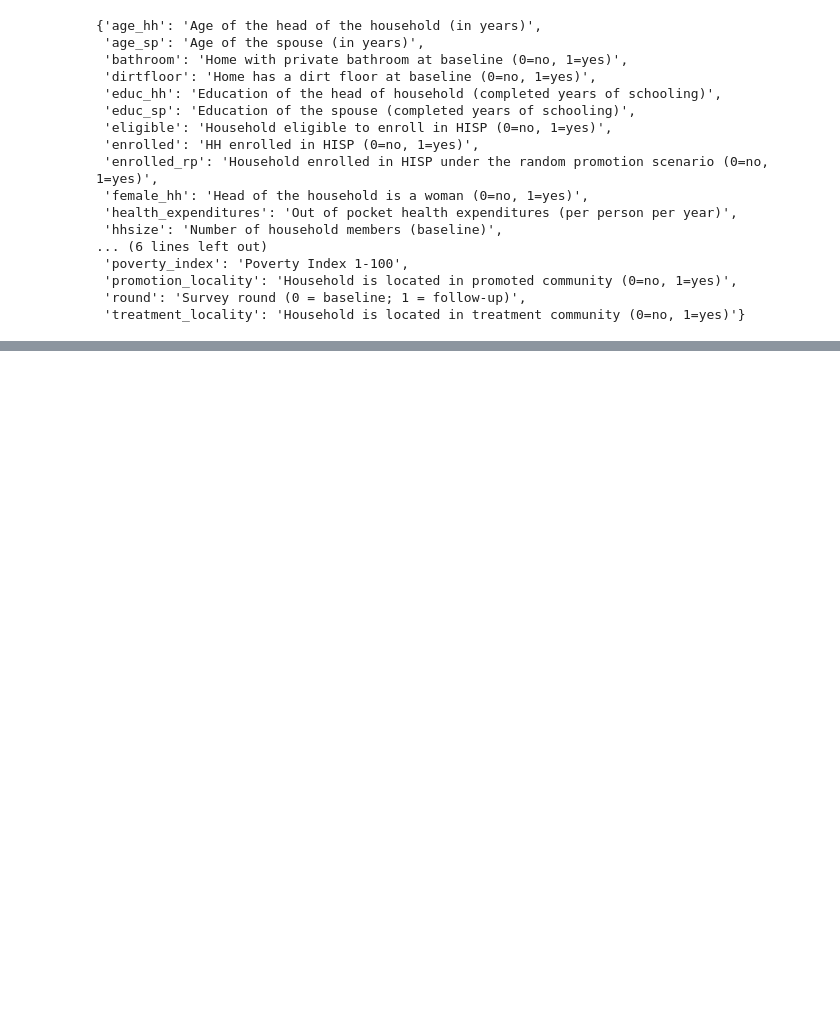
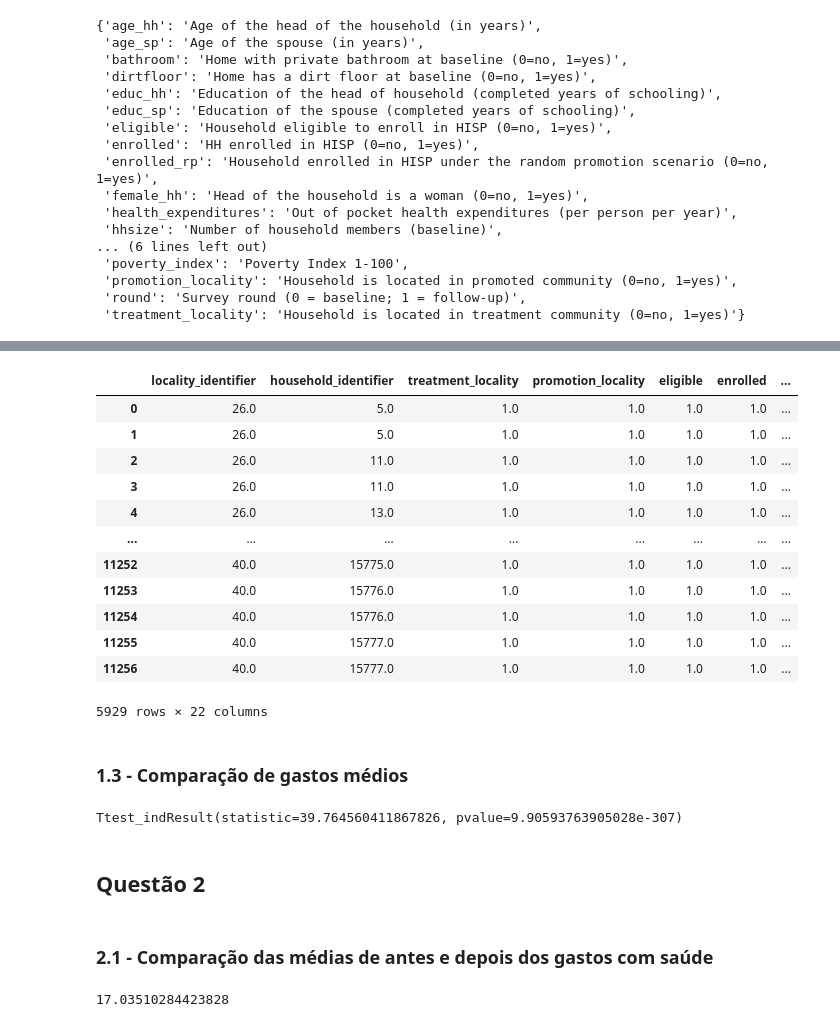
Before and after one commit to Pugianf/Big_Data_and_Public_Sector_II, a Jupyter notebook: Trabalho_Final_Big_Data_e_Setor_Público_II.ipynb, the cells around one changed output, grey strips where cells are left out. Saved outputs shown, nothing was run; the diff lists cells and outputs as text; code cells hidden in the pictures; blank space fills up the shorter version.

```diff
--- a/Trabalho_Final_Big_Data_e_Setor_Público_II.ipynb
+++ b/Trabalho_Final_Big_Data_e_Setor_Público_II.ipynb
@@ -101,0 +155,40 @@ df.describe()
+# %%
+# dados de todos os inscritos no programa
+
+df_inscritos = df.query('enrolled == 1')
+
+df_inscritos
+# %% [output]
+|  | locality_identifier | household_identifier | treatment_locality | promotion_locality | eligible | enrolled | ... |
+| 0 | 26.0 | 5.0 | 1.0 | 1.0 | 1.0 | 1.0 | ... |
+| 1 | 26.0 | 5.0 | 1.0 | 1.0 | 1.0 | 1.0 | ... |
+| 2 | 26.0 | 11.0 | 1.0 | 1.0 | 1.0 | 1.0 | ... |
+| 3 | 26.0 | 11.0 | 1.0 | 1.0 | 1.0 | 1.0 | ... |
+| 4 | 26.0 | 13.0 | 1.0 | 1.0 | 1.0 | 1.0 | ... |
+| ... | ... | ... | ... | ... | ... | ... | ... |
+| 11252 | 40.0 | 15775.0 | 1.0 | 1.0 | 1.0 | 1.0 | ... |
+| 11253 | 40.0 | 15776.0 | 1.0 | 1.0 | 1.0 | 1.0 | ... |
+| 11254 | 40.0 | 15776.0 | 1.0 | 1.0 | 1.0 | 1.0 | ... |
+| 11255 | 40.0 | 15777.0 | 1.0 | 1.0 | 1.0 | 1.0 | ... |
+| 11256 | 40.0 | 15777.0 | 1.0 | 1.0 | 1.0 | 1.0 | ... |
+5929 rows × 22 columns
+# %% [markdown]
+### 1.3 - Comparação de gastos médios
+# %%
+# realizando testes:
+
+stats.ttest_ind(df_inscritos_antes['health_expenditures'], df_inscritos_depois['health_expenditures'], nan_policy='omit')
+
+# o p-value é muito baixo, então rejeita-se a hipótese de que a média de gastos depois do programa é igual à de antes
+# %% [output]
+Ttest_indResult(statistic=39.764560411867826, pvalue=9.90593763905028e-307)
+# %% [markdown]
+## Questão 2
+# %% [markdown]
+### 2.1 - Comparação das médias de antes e depois dos gastos com saúde
+# %%
+# média total
+
+df['health_expenditures'].mean()
+# %% [output]
+17.03510284423828
```
Also changed, not shown: parts of 17 cells of this notebook.
